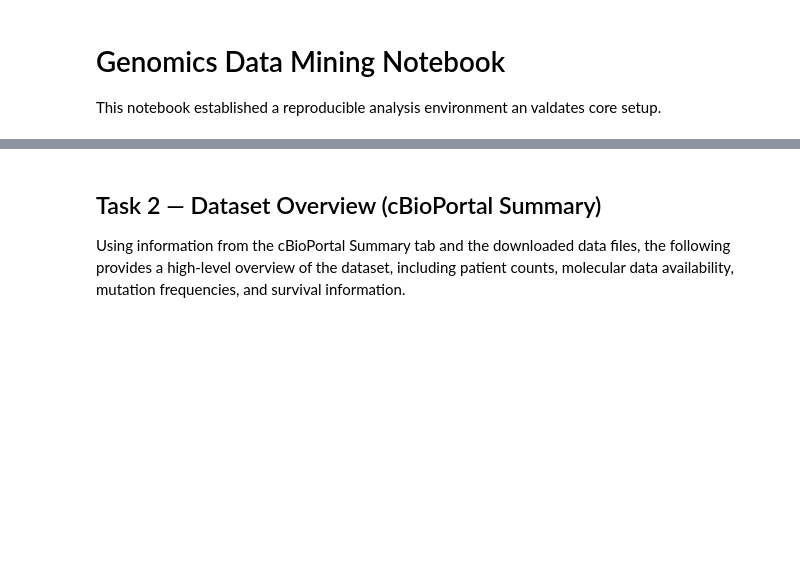
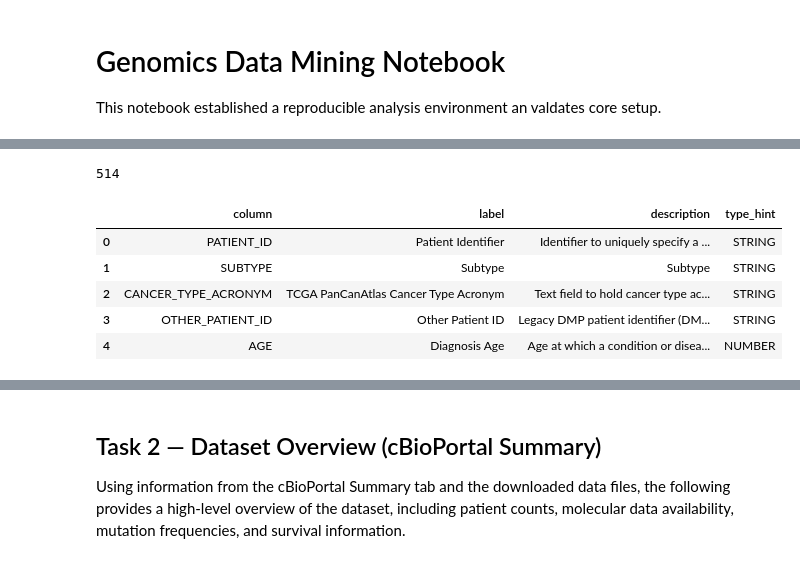
Before and after one commit to Bijans-Projects/genomics-data-mining, a Jupyter notebook: notebooks/analysis.ipynb, the cells around one changed output, grey strips where cells are left out. Saved outputs shown, nothing was run; the diff lists cells and outputs as text; code cells hidden in the pictures; blank space fills up the shorter version.

```diff
--- a/notebooks/analysis.ipynb
+++ b/notebooks/analysis.ipynb
@@ -267,0 +260,79 @@ Extraction complete.
+# %%
+import pandas as pd
+
+patient_file = EXTRACTED_DIR / "lgg_tcga_pan_can_atlas_2018/data_clinical_patient.txt"
+
+df_patients = pd.read_csv(
+    patient_file,
+    sep="\t",
+    comment="#"
+)
+
+df_patients.shape[0]
+# %% [output]
+514
+# %%
+from pathlib import Path
+import pandas as pd
+
+def read_cbioportal_clinical_tsv(path: Path):
+    # Read raw lines to harvest comment metadata
+    comment_rows = []
+    with open(path, "r", encoding="utf-8") as f:
+        for line in f:
+            if not line.startswith("#"):
+                break
+            comment_rows.append(line[1:].rstrip("\n"))
+
+    # Split comment rows on tabs (keep only the tabular ones)
+    comment_rows = [r for r in comment_rows if "\t" in r]
+    split = [r.split("\t") for r in comment_rows]
+
+    # Heuristic: pick the *last* tabular comment row that looks like types (STRING/NUMBER)
+    type_row = None
+    for row in split:
+        if all(x in {"STRING", "NUMBER", "BOOLEAN"} or x == "" for x in row):
+            type_row = row
+
+    # Heuristic: the first two tabular comment rows are usually:
+    # 0 = human-friendly column names, 1 = descriptions
+    pretty_row = split[0] if len(split) > 0 else None
+    desc_row   = split[1] if len(split) > 1 else None
+
+    # Read actual data (skipping comment lines)
+    df = pd.read_csv(path, sep="\t", comment="#", dtype="string")
+
+    # Build dictionary keyed by the *real* column names
+    cols = list(df.columns)
+    n = len(cols)
+
+    # Align lengths safely (some files can be off by 1 due to trailing tabs)
+    def pad(row):
+        if row is None:
+            return [""] * n
+        return (row + [""] * n)[:n]
+
+    pretty = pad(pretty_row)
+    desc   = pad(desc_row)
+    types  = pad(type_row)
+
+    data_dict = pd.DataFrame({
+        "column": cols,
+        "label": pretty,
+        "description": desc,
+        "type_hint": types
+    })
+
+    return df, data_dict
+
+patient_file = EXTRACTED_DIR / "lgg_tcga_pan_can_atlas_2018/data_clinical_patient.txt"
+df_patients, dd_patients = read_cbioportal_clinical_tsv(patient_file)
+
+dd_patients.head()
+# %% [output]
+|  | column | label | description | type_hint |
+| 0 | PATIENT_ID | Patient Identifier | Identifier to uniquely specify a ... | STRING |
+| 1 | SUBTYPE | Subtype | Subtype | STRING |
+| 2 | CANCER_TYPE_ACRONYM | TCGA PanCanAtlas Cancer Type Acronym | Text field to hold cancer type ac... | STRING |
+| 3 | OTHER_PATIENT_ID | Other Patient ID | Legacy DMP patient identifier (DM... | STRING |
+| 4 | AGE | Diagnosis Age | Age at which a condition or disea... | NUMBER |
```
Also changed, not shown: parts of 19 cells of this notebook, 21 other files.
